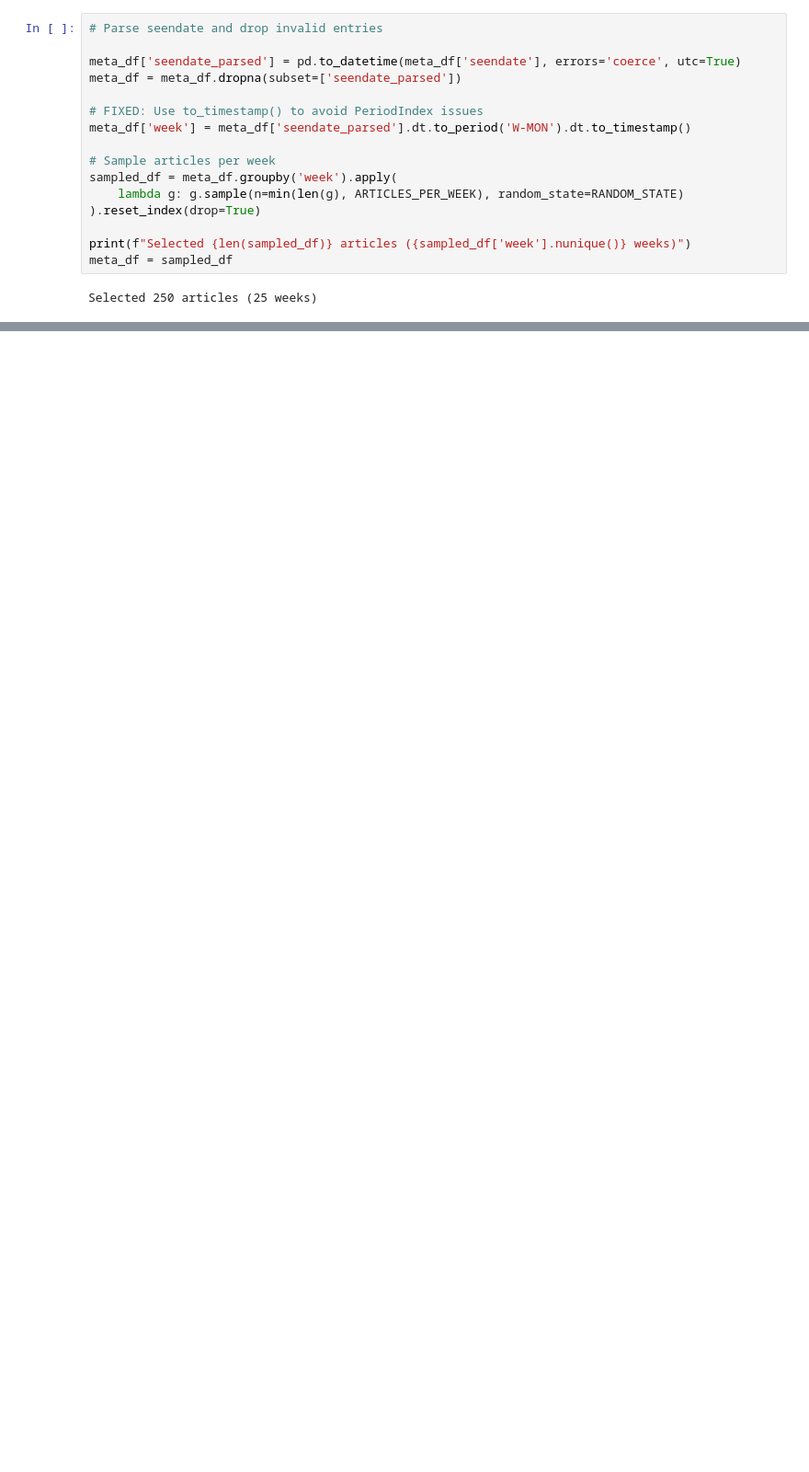
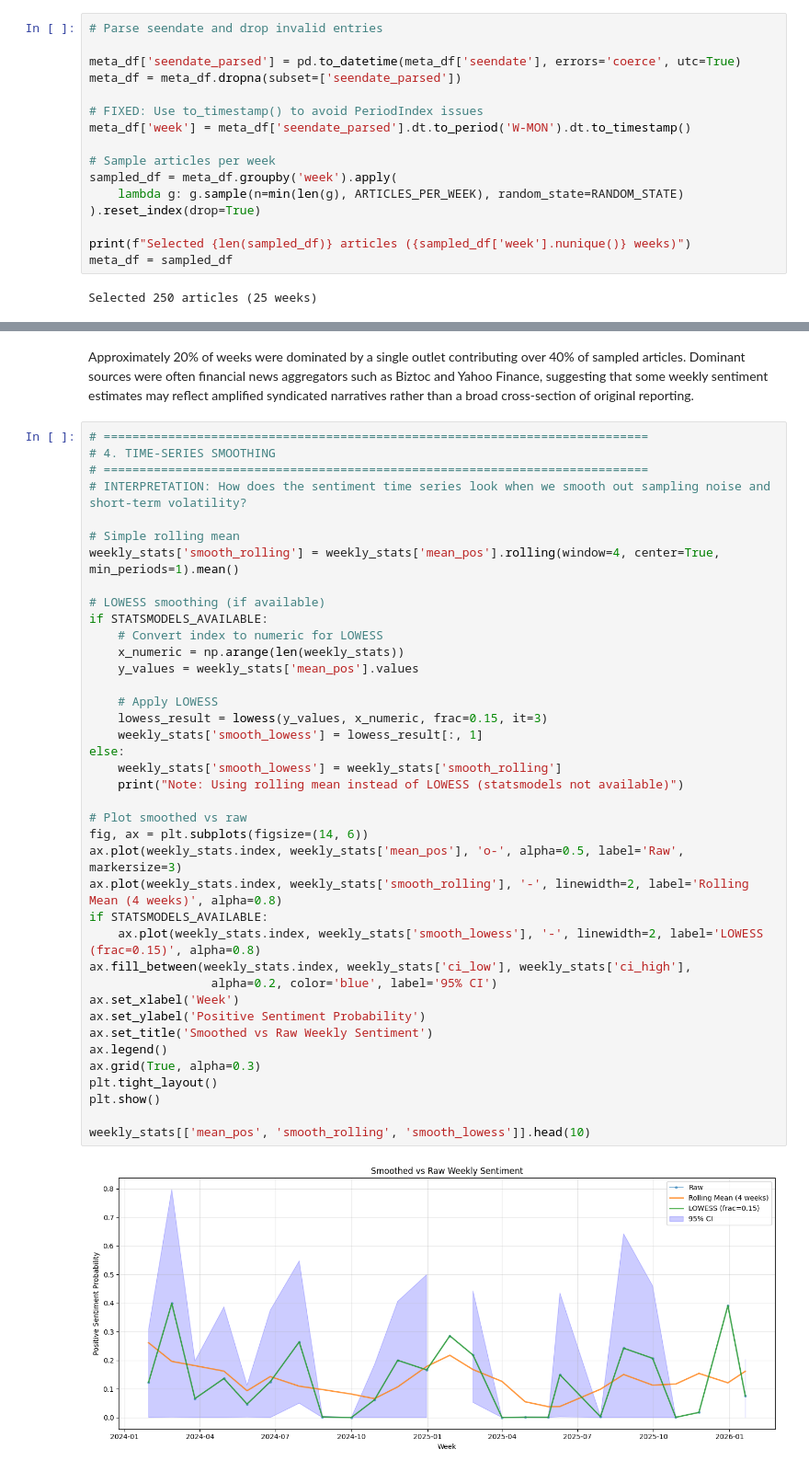
Before and after one commit to meamresh/Finance, a Jupyter notebook: 3_SentimentAnalysis/SentimentAnalysis.ipynb, the cells around one changed output, grey strips where cells are left out. Shown at 92% size. Saved outputs shown, nothing was run; the diff lists cells and outputs as text; blank space fills up the shorter version.

```diff
--- a/3_SentimentAnalysis/SentimentAnalysis.ipynb
+++ b/3_SentimentAnalysis/SentimentAnalysis.ipynb
@@ -604,0 +903,43 @@ plt.show()
+# %% [markdown]
+Approximately 20% of weeks were dominated by a single outlet contributing over 40% of sampled articles. Dominant sources were often financial news aggregators such as Biztoc and Yahoo Finance, suggesting that some weekly sentiment estimates may reflect amplified syndicated narratives rather than a broad cross-section of original reporting.
+# %%
+# ============================================================================
+# 4. TIME-SERIES SMOOTHING
+# ============================================================================
+# INTERPRETATION: How does the sentiment time series look when we smooth out sampling noise and short-term volatility?
+
+# Simple rolling mean
+weekly_stats['smooth_rolling'] = weekly_stats['mean_pos'].rolling(window=4, center=True, min_periods=1).mean()
+
+# LOWESS smoothing (if available)
+if STATSMODELS_AVAILABLE:
+    # Convert index to numeric for LOWESS
+    x_numeric = np.arange(len(weekly_stats))
+    y_values = weekly_stats['mean_pos'].values
+
+    # Apply LOWESS
+    lowess_result = lowess(y_values, x_numeric, frac=0.15, it=3)
+    weekly_stats['smooth_lowess'] = lowess_result[:, 1]
+else:
+    weekly_stats['smooth_lowess'] = weekly_stats['smooth_rolling']
+    print("Note: Using rolling mean instead of LOWESS (statsmodels not available)")
+
+# Plot smoothed vs raw
+fig, ax = plt.subplots(figsize=(14, 6))
+ax.plot(weekly_stats.index, weekly_stats['mean_pos'], 'o-', alpha=0.5, label='Raw', markersize=3)
+ax.plot(weekly_stats.index, weekly_stats['smooth_rolling'], '-', linewidth=2, label='Rolling Mean (4 weeks)', alpha=0.8)
+if STATSMODELS_AVAILABLE:
+    ax.plot(weekly_stats.index, weekly_stats['smooth_lowess'], '-', linewidth=2, label='LOWESS (frac=0.15)', alpha=0.8)
+ax.fill_between(weekly_stats.index, weekly_stats['ci_low'], weekly_stats['ci_high'],
+                 alpha=0.2, color='blue', label='95% CI')
+ax.set_xlabel('Week')
+ax.set_ylabel('Positive Sentiment Probability')
+ax.set_title('Smoothed vs Raw Weekly Sentiment')
+ax.legend()
+ax.grid(True, alpha=0.3)
+plt.tight_layout()
+plt.show()
+
+weekly_stats[['mean_pos', 'smooth_rolling', 'smooth_lowess']].head(10)
+# %% [output]
+[figure, added]
```
Also changed, not shown: parts of 18 cells of this notebook, 3 other files.
